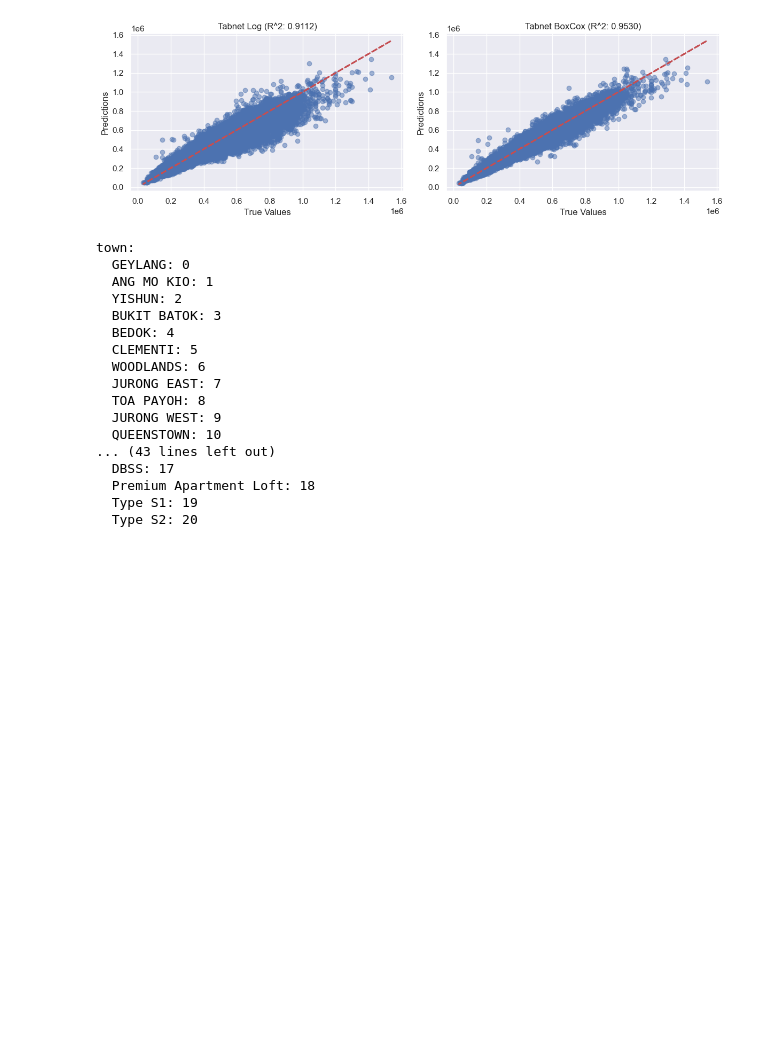
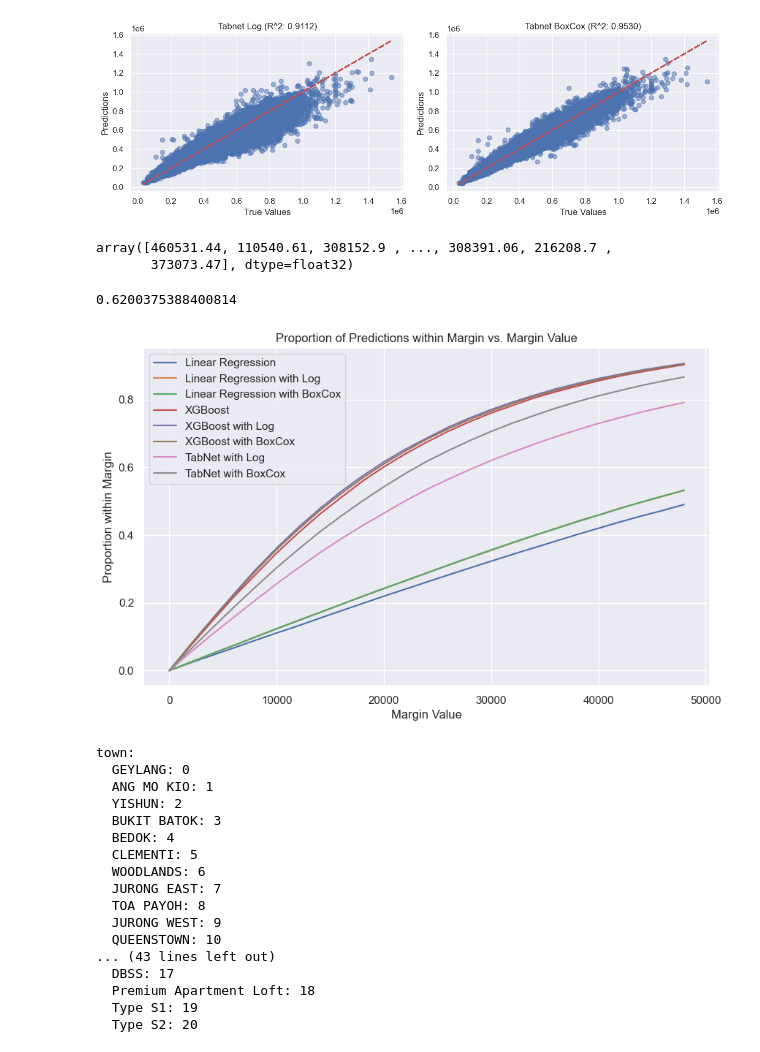
Before and after one commit to KuroInit/HDB-Resale-Price-Predict, a Jupyter notebook: FInal_Predict.ipynb, the cells around one changed output. Cells and saved outputs as stored; diff of their text form; code cells hidden in the pictures; blank space fills up the shorter version.

```diff
--- a/FInal_Predict.ipynb
+++ b/FInal_Predict.ipynb
@@ -279,6 +294,63 @@ plt.show()
 [figure]
 [figure]
 [figure]
+# %%
+y_pred_tabnet_log
+# %% [output]
+array([460531.44, 110540.61, 308152.9 , ..., 308391.06, 216208.7 ,
+       373073.47], dtype=float32)
+# %%
+def calculate_within_margin(y_true, y_pred, margin):
+    within_margin = np.abs(y_true - y_pred) <= margin
+    return np.mean(within_margin)
+
+proportion = calculate_within_margin(y_true=y_test, y_pred=y_pred_tabnet_log, margin=30000)
+proportion
+# %% [output]
+0.6200375388400814
+# %%
+def plot_proportions(y_test, y_preds, labels, margin_values):
+    plt.figure(figsize=(10, 6))
+
+    for y_pred, label in zip(y_preds, labels):
+        proportions = [calculate_within_margin(y_test, y_pred, margin) for margin in margin_values]
+        plt.plot(margin_values, proportions, label=label)
+
+    plt.title('Proportion of Predictions within Margin vs. Margin Value')
+    plt.xlabel('Margin Value')
+    plt.ylabel('Proportion within Margin')
+    plt.legend()
+    plt.grid(True)
+    plt.show()
+
+# Define margin values
+margin_values = range(0, 50000, 2000)
+
+labels = [
+    'Linear Regression',
+    'Linear Regression with Log',
+    'Linear Regression with BoxCox',
+    'XGBoost',
+    'XGBoost with Log',
+    'XGBoost with BoxCox',
+    'TabNet with Log',
+    'TabNet with BoxCox'
+]
+
+y_preds = [
+    y_pred_linReg,
+    y_pred_linReg_log,
+    y_pred_linReg_boxcox,
+    y_pred_xgb,
+    y_pred_xgb_log,
+    y_pred_xgb_boxcox,
+    y_pred_tabnet_log,
+    y_pred_tabnet_boxcox
+]
+
+plot_proportions(y_test, y_preds, labels, margin_values)
+# %% [output]
+[figure, added]
 # %%
 for category, mappings in encoding_mappings.items():
     print(f"{category}:")
```
Also changed, not shown: parts of 5 cells of this notebook.
